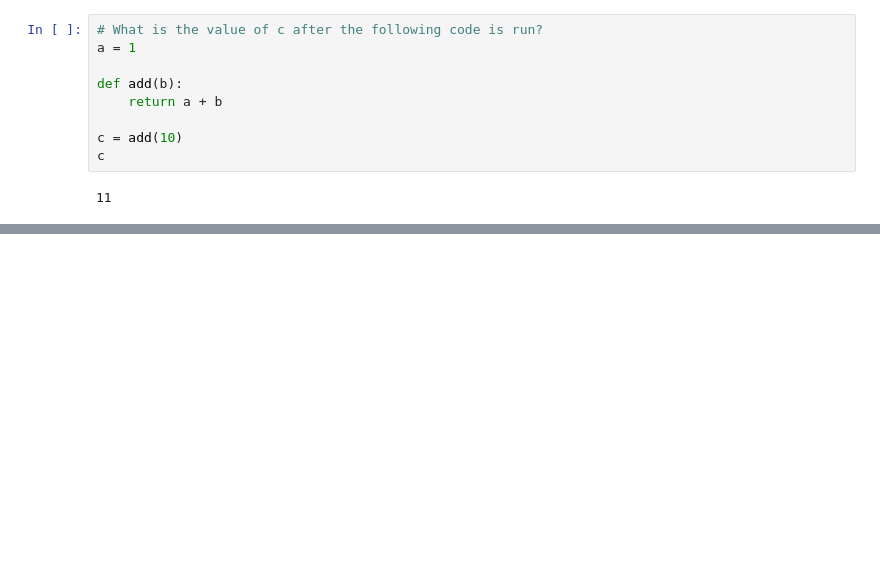
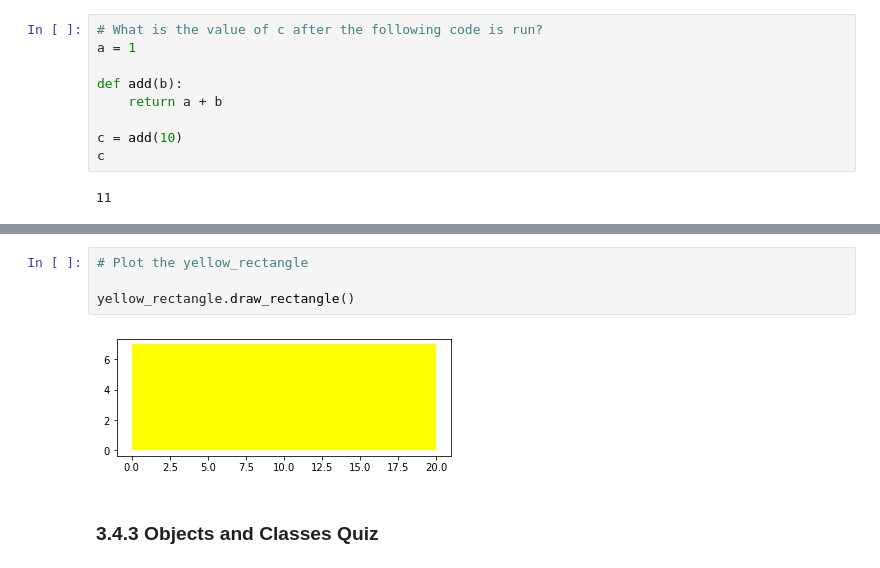
Before and after one commit to mellimol/IBM-Python-Basics-Data-Science, a Jupyter notebook: Mod3-Programming-Fundamentals/20201216-Mod3-Programming-Fundamentals.ipynb, the cells around one changed output, grey strips where cells are left out. Drawn from its saved outputs; the diff is of its cells as text; blank space fills up the shorter version.

```diff
--- a/Mod3-Programming-Fundamentals/20201216-Mod3-Programming-Fundamentals.ipynb
+++ b/Mod3-Programming-Fundamentals/20201216-Mod3-Programming-Fundamentals.ipynb
@@ -401,0 +1138,8 @@ c
+# %%
+# Plot the yellow_rectangle
+
+yellow_rectangle.draw_rectangle()
+# %% [output]
+[figure, added]
+# %% [markdown]
+### 3.4.3 Objects and Classes Quiz
```
Also changed, not shown: parts of 100 cells of this notebook, 7 other files.
